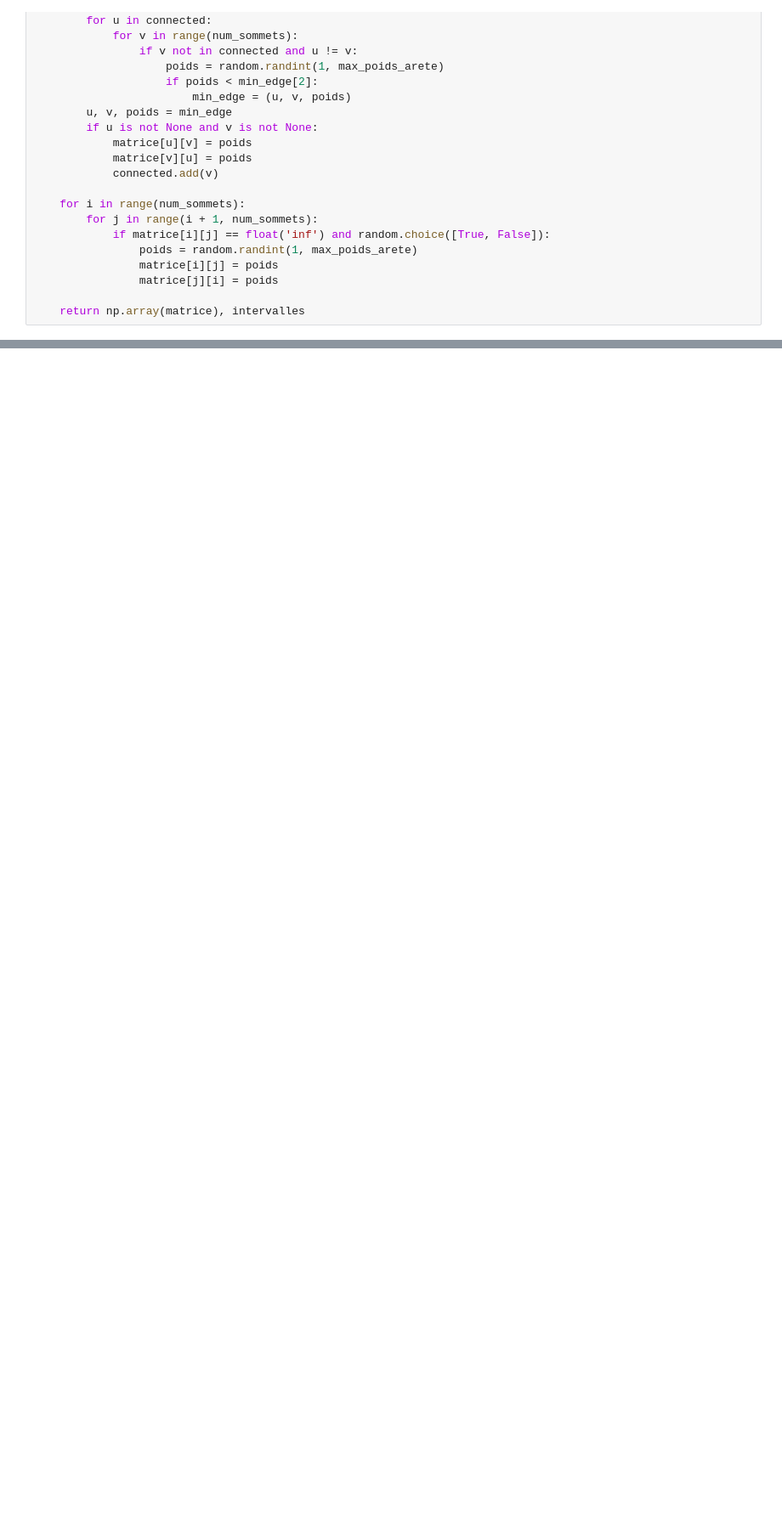
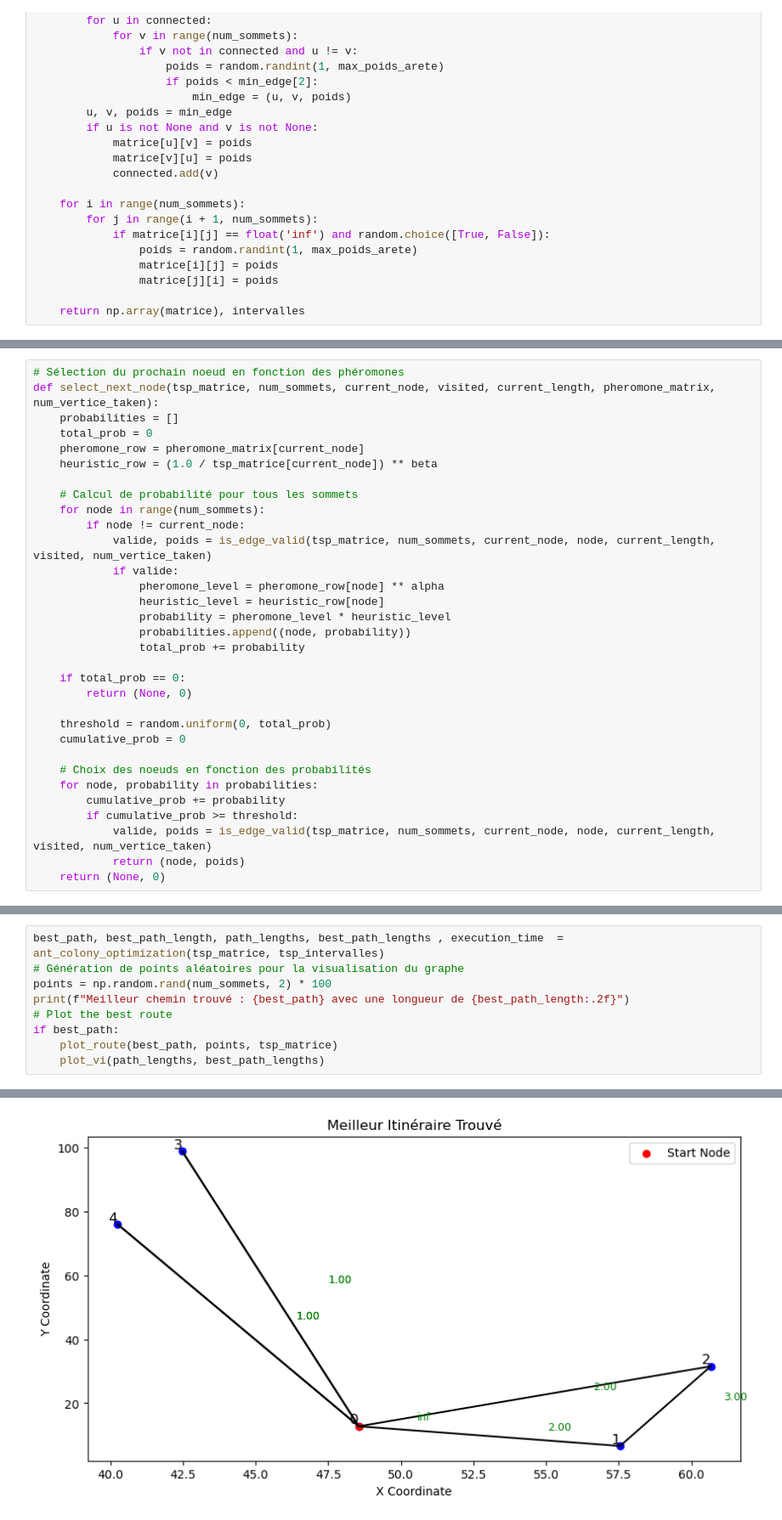
Before and after one commit to Amine0320/AlgoAvancee, a Jupyter notebook: HillSolution.ipynb, the cells around one changed output, grey strips where cells are left out. Shown: that part at 85% size. Drawn from its saved outputs; the diff is of its cells as text; blank space fills up the shorter version.

```diff
--- a/HillSolution.ipynb
+++ b/HillSolution.ipynb
@@ -38,0 +153,32 @@ def generate_tsp_incomplete(num_sommets, max_poids_arete, max_intervalle_inf, ma
+# %%
+# Sélection du prochain noeud en fonction des phéromones
+def select_next_node(tsp_matrice, num_sommets, current_node, visited, current_length, pheromone_matrix, num_vertice_taken):
+    probabilities = []
+    total_prob = 0
+    pheromone_row = pheromone_matrix[current_node]
+    heuristic_row = (1.0 / tsp_matrice[current_node]) ** beta
+
+    # Calcul de probabilité pour tous les sommets
+    for node in range(num_sommets):
+        if node != current_node:
+            valide, poids = is_edge_valid(tsp_matrice, num_sommets, current_node, node, current_length, visited, num_vertice_taken)
+            if valide:
+                pheromone_level = pheromone_row[node] ** alpha
+                heuristic_level = heuristic_row[node]
+                probability = pheromone_level * heuristic_level
+                probabilities.append((node, probability))
+                total_prob += probability
+
+    if total_prob == 0:
+        return (None, 0)
+
+    threshold = random.uniform(0, total_prob)
+    cumulative_prob = 0
+
+    # Choix des noeuds en fonction des probabilités
+    for node, probability in probabilities:
+        cumulative_prob += probability
+        if cumulative_prob >= threshold:
+            valide, poids = is_edge_valid(tsp_matrice, num_sommets, current_node, node, current_length, visited, num_vertice_taken)
+            return (node, poids)
+    return (None, 0)
@@ -38,0 +242,10 @@ def generate_tsp_incomplete(num_sommets, max_poids_arete, max_intervalle_inf, ma
+# %%
+best_path, best_path_length, path_lengths, best_path_lengths , execution_time  = ant_colony_optimization(tsp_matrice, tsp_intervalles)
+# Génération de points aléatoires pour la visualisation du graphe
+points = np.random.rand(num_sommets, 2) * 100
+print(f"Meilleur chemin trouvé : {best_path} avec une longueur de {best_path_length:.2f}")
+# Plot the best route
+if best_path:
+    plot_route(best_path, points, tsp_matrice)
+    plot_vi(path_lengths, best_path_lengths)
+# %% [output]
@@ -38,0 +253 @@ def generate_tsp_incomplete(num_sommets, max_poids_arete, max_intervalle_inf, ma
+[figure, added]
```
Also changed, not shown: parts of 22 cells of this notebook, 1 other file.
